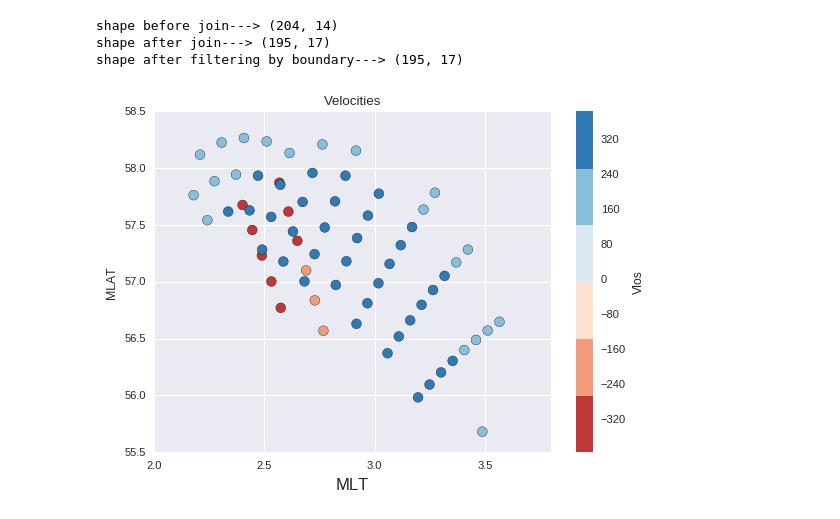
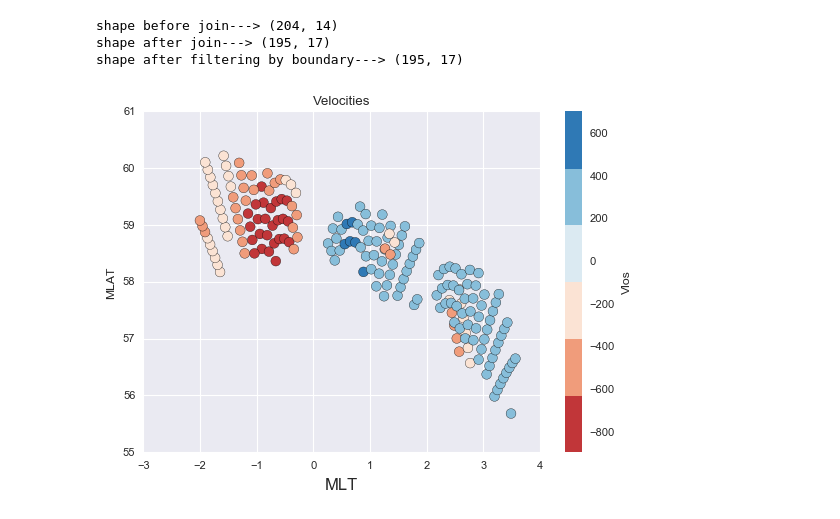
Before and after one commit to bharatreddy/vel-analys, a Jupyter notebook: ipy/saps_vels.ipynb, the cells around one changed output. Drawn from its saved outputs; the diff is of its cells as text; code cells hidden in the pictures.

```diff
--- a/ipy/saps_vels.ipynb
+++ b/ipy/saps_vels.ipynb
@@ -137,24 +137,29 @@ shape before join---> (204, 14)
 shape after join---> (195, 17)
 shape after filtering by boundary---> (195, 17)
 # %%
-# Plot the velocities
+#### Plot the chosen SAPS velocities ####
+#### Plot the chosen SAPS velocities ####
+#### Plot the chosen SAPS velocities ####
 # Seaborn styling
 sns.set_style("darkgrid")
 sns.set_context("paper")
 seaMap = ListedColormap(sns.color_palette("RdBu"))
 # Plot using matplotlib
 fig1 = plt.figure()
 ax = fig1.add_subplot(111)
-velAnlysDF[ velAnlysDF["radCode"].isin(["bks", "fhe"]) ].plot( kind='scatter',
+velAnlysDF.plot( kind='scatter',
               x='normMLT_x',
               y='MLAT',
               c='Vlos',
               s=50., cmap=seaMap, ax=ax)
 ax.set_ylabel("MLAT")
 ax.set_xlabel("MLT", fontsize=12)
 ax.set_title( "Velocities" )
 # ax.set_ylim( [55., 62.] )
 
-ax.get_figure().savefig("../figs/rawVels.pdf",bbox_inches='tight')
+ax.get_figure().savefig("../figs/sapsVels.pdf",bbox_inches='tight')
+#### Plot the chosen SAPS velocities ####
+#### Plot the chosen SAPS velocities ####
+#### Plot the chosen SAPS velocities ####
 # %% [output]
-[figure, old version]
+[figure, new version]
```
Also changed, not shown: parts of 8 cells of this notebook, 3 other files.
